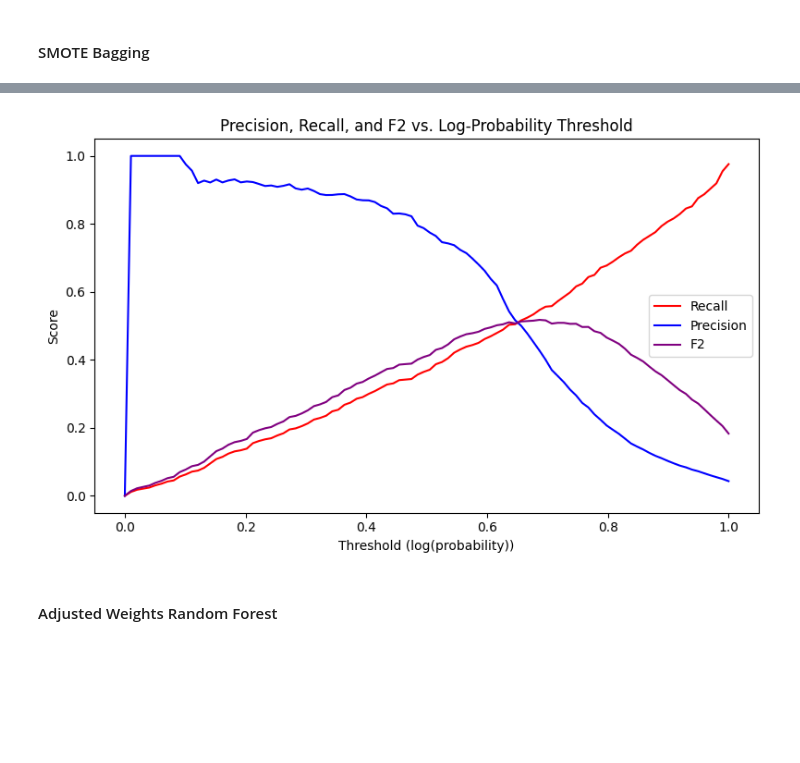
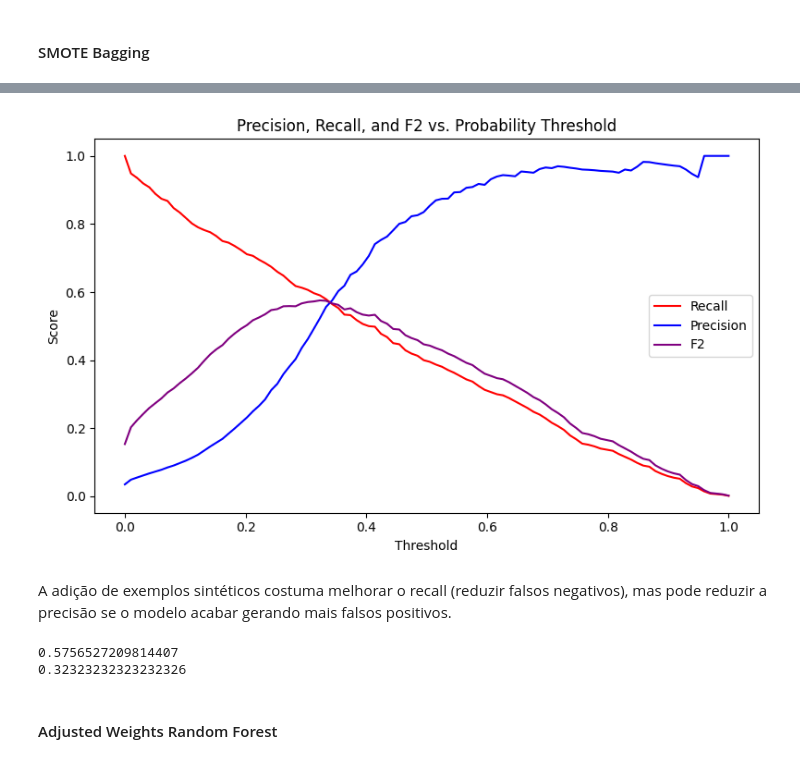
Before and after one commit to ianaraujo/puc-ciencia-dados, a Jupyter notebook: main.ipynb, the cells around one changed output, grey strips where cells are left out. Saved outputs shown, nothing was run; the diff lists cells and outputs as text; code cells hidden in the pictures; blank space fills up the shorter version.

```diff
--- a/main.ipynb
+++ b/main.ipynb
@@ -690,11 +694,11 @@ precision = []
 recall = []
 f2_score = []
 
-model_prob = clf.predict_proba(X_test_transformed)[:, 0]
+model_prob = clf.predict_proba(X_test_transformed)[:, 1]
 limiar = np.linspace(model_prob.min(), model_prob.max(), 100)
 
 for l in limiar:
-        y_pred = (model_prob < l).astype(int)
+        y_pred = (model_prob >= l).astype(int)
 
         p = precision_score(y_test, y_pred, zero_division=0)
         r = recall_score(y_test, y_pred)
@@ -708,9 +712,9 @@ plt.figure(figsize=(8,5))
 plt.plot(limiar, recall, label='Recall', color='red')
 plt.plot(limiar, precision, label='Precision', color='blue')
 plt.plot(limiar, f2_score, label='F2', color='purple')
-plt.xlabel('Threshold (log(probability))')
+plt.xlabel('Threshold')
 plt.ylabel('Score')
-plt.title('Precision, Recall, and F2 vs. Log-Probability Threshold')
+plt.title('Precision, Recall, and F2 vs. Probability Threshold')
 plt.legend()
 plt.tight_layout()
 plt.show()
@@ -754,33 +762,44 @@ F1 Score: 0.49834619625137816
 # %%
 precision = []
 recall = []
 f2_score = []
 
-model_prob = clf.predict_proba(X_test_transformed)[:, 0]
+model_prob = clf.predict_proba(X_test_transformed)[:, 1]
 limiar = np.linspace(model_prob.min(), model_prob.max(), 100)
 
 for l in limiar:
-        y_pred = (model_prob < l).astype(int)
+        y_pred = (model_prob >= l).astype(int)
 
         p = precision_score(y_test, y_pred, zero_division=0)
         r = recall_score(y_test, y_pred)
         f2 = fbeta_score(y_test, y_pred, beta=2)
 
         precision.append(p)
         recall.append(r)
         f2_score.append(f2)
 
 plt.figure(figsize=(8,5))
 plt.plot(limiar, recall, label='Recall', color='red')
 plt.plot(limiar, precision, label='Precision', color='blue')
 plt.plot(limiar, f2_score, label='F2', color='purple')
-plt.xlabel('Threshold (log(probability))')
+plt.xlabel('Threshold')
 plt.ylabel('Score')
-plt.title('Precision, Recall, and F2 vs. Log-Probability Threshold')
+plt.title('Precision, Recall, and F2 vs. Probability Threshold')
 plt.legend()
 plt.tight_layout()
 plt.show()
 # %% [output]
-[figure, old version]
+[figure, new version]
+# %% [markdown]
+A adição de exemplos sintéticos costuma melhorar o recall (reduzir falsos negativos), mas pode reduzir a precisão se o modelo acabar gerando mais falsos positivos.
+# %%
+best_f2 = np.argmax(f2_score)
+best_limiar = limiar[best_f2]
+
+print(f2_score[best_f2])
+print(best_limiar)
+# %% [output]
+0.5756527209814407
+0.32323232323232326
 # %% [markdown]
 #### Adjusted Weights Random Forest
```
Also changed, not shown: parts of 62 cells of this notebook, 5 other files.
